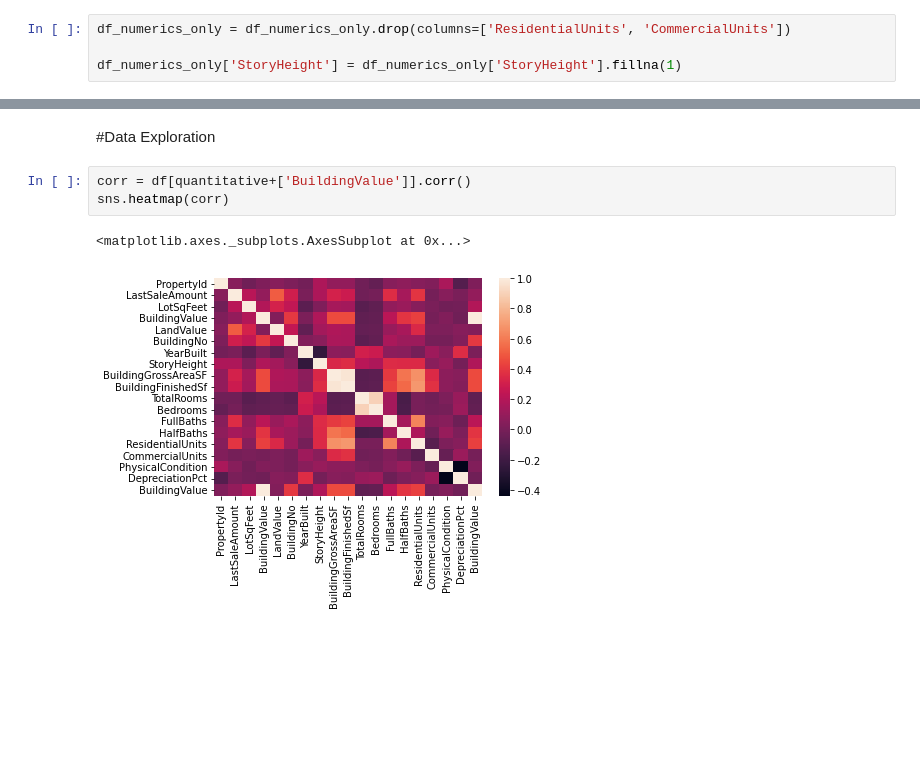
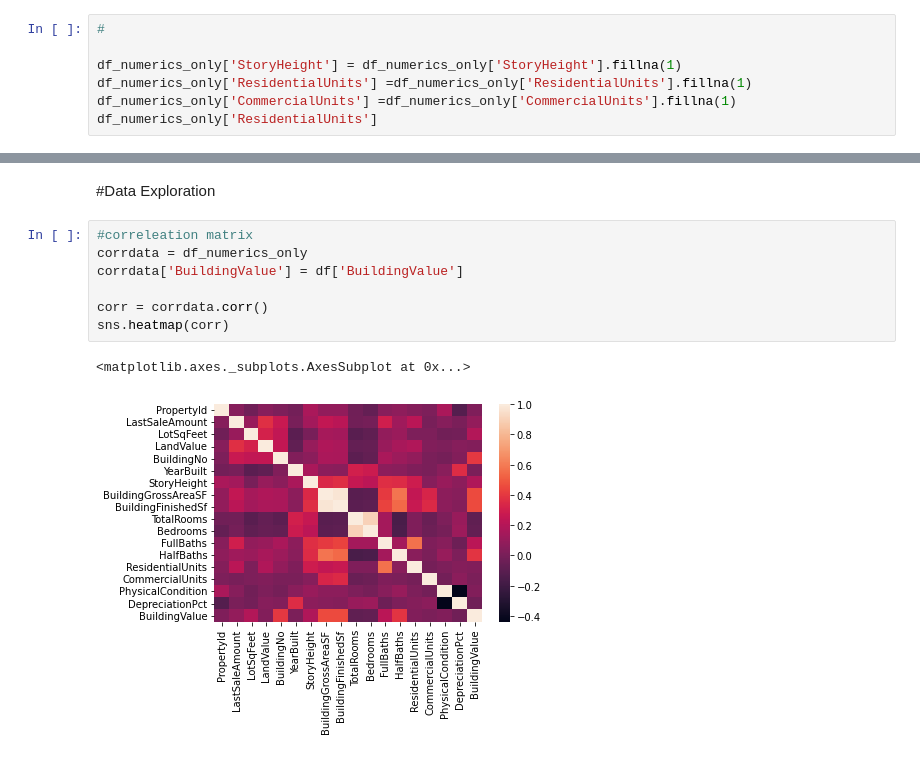
Before and after one commit to samp3209/MachineLearning, a Jupyter notebook: MLFinalProject.ipynb, the cells around one changed output, grey strips where cells are left out. Cells and saved outputs as stored; diff of their text form; blank space fills up the shorter version.

```diff
--- a/MLFinalProject.ipynb
+++ b/MLFinalProject.ipynb
@@ -263,7 +263,10 @@ CommercialUnits        10438
 PhysicalCondition          0
 DepreciationPct            0
 dtype: int64
-# %%
-df_numerics_only = df_numerics_only.drop(columns=['ResidentialUnits', 'CommercialUnits'])
-
-df_numerics_only['StoryHeight'] = df_numerics_only['StoryHeight'].fillna(1)
+# %%
+#
+
+df_numerics_only['StoryHeight'] = df_numerics_only['StoryHeight'].fillna(1)
+df_numerics_only['ResidentialUnits'] =df_numerics_only['ResidentialUnits'].fillna(1)
+df_numerics_only['CommercialUnits'] =df_numerics_only['CommercialUnits'].fillna(1)
+df_numerics_only['ResidentialUnits']
@@ -368,8 +387,12 @@ predicted was: [1.23067461e+20 3.60970360e+20 3.23849839e+19 ... 2.69288690e+20
 # %% [markdown]
 #Data Exploration
 # %%
-corr = df[quantitative+['BuildingValue']].corr()
+#correleation matrix
+corrdata = df_numerics_only
+corrdata['BuildingValue'] = df['BuildingValue']
+
+corr = corrdata.corr()
 sns.heatmap(corr)
 # %% [output]
 <matplotlib.axes._subplots.AxesSubplot at 0x...>
-[figure, old version]
+[figure, new version]
```
Also changed, not shown: parts of 11 cells of this notebook.
